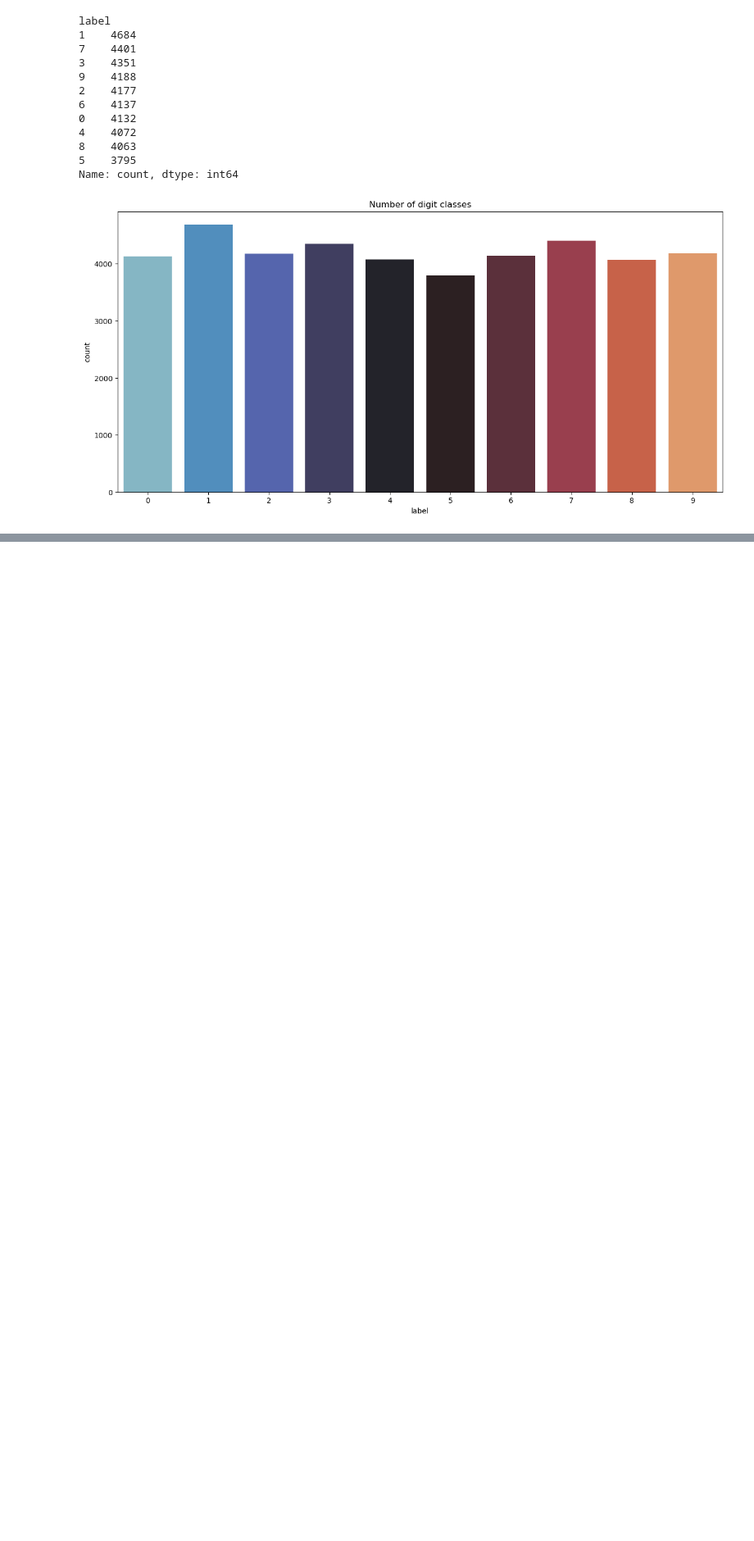
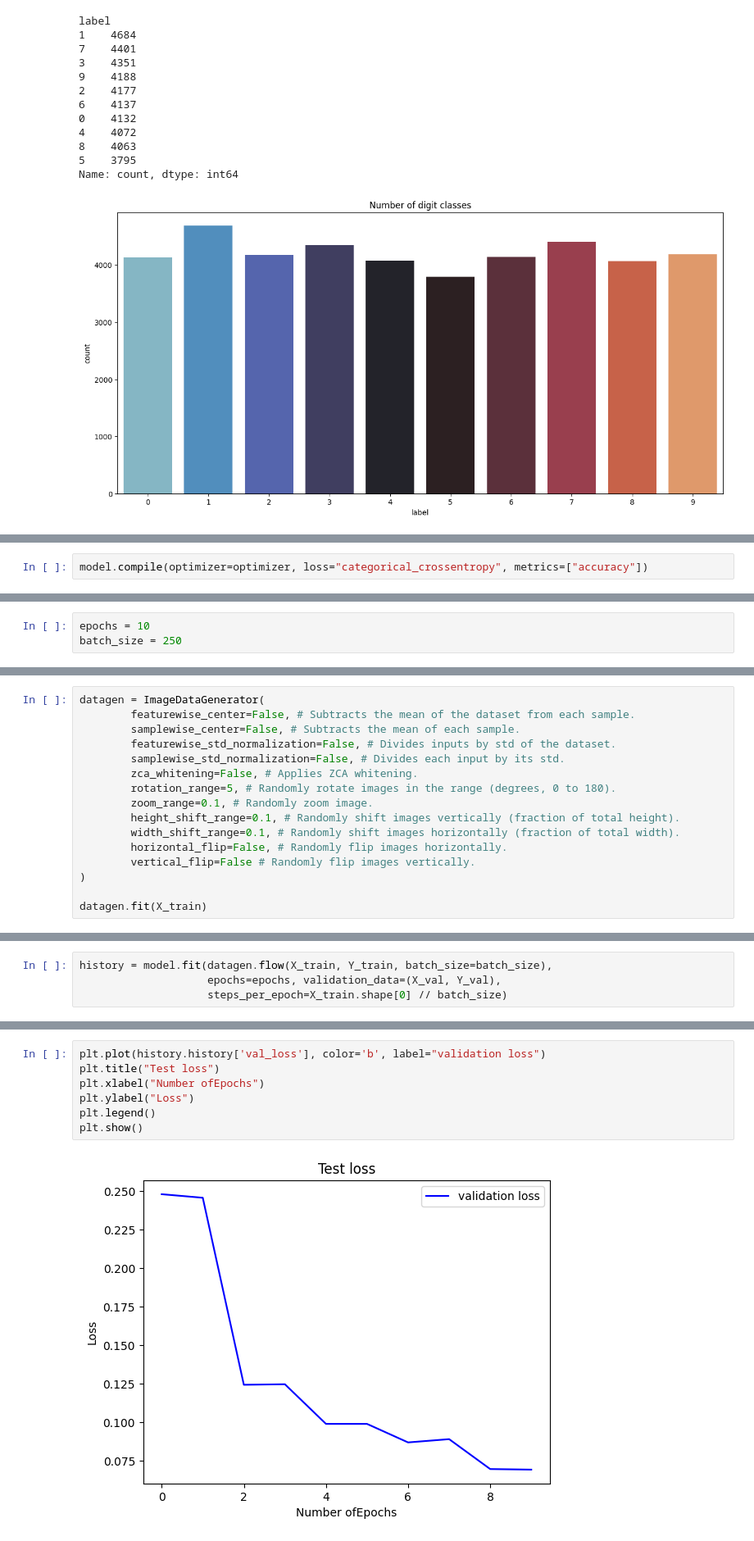
Before and after one commit to y-Zhang123/Machine-Learning, a Jupyter notebook: Neural network/img_recog.ipynb, the cells around one changed output, grey strips where cells are left out. Shown at 82% size. Saved outputs shown, nothing was run; the diff lists cells and outputs as text; blank space fills up the shorter version.

```diff
--- a/Neural network/img_recog.ipynb
+++ b/Neural network/img_recog.ipynb
@@ -82,0 +227,2 @@ plt.show()
+# %%
+model.compile(optimizer=optimizer, loss="categorical_crossentropy", metrics=["accuracy"])
@@ -82,0 +232,3 @@ plt.show()
+# %%
+epochs = 10
+batch_size = 250
@@ -82,0 +241,16 @@ plt.show()
+# %%
+datagen = ImageDataGenerator(
+        featurewise_center=False, # Subtracts the mean of the dataset from each sample.
+        samplewise_center=False, # Subtracts the mean of each sample.
+        featurewise_std_normalization=False, # Divides inputs by std of the dataset.
+        samplewise_std_normalization=False, # Divides each input by its std.
+        zca_whitening=False, # Applies ZCA whitening.
+        rotation_range=5, # Randomly rotate images in the range (degrees, 0 to 180).
+        zoom_range=0.1, # Randomly zoom image.
+        height_shift_range=0.1, # Randomly shift images vertically (fraction of total height).
+        width_shift_range=0.1, # Randomly shift images horizontally (fraction of total width).
+        horizontal_flip=False, # Randomly flip images horizontally.
+        vertical_flip=False # Randomly flip images vertically.
+)
+
+datagen.fit(X_train)
@@ -82,0 +259,4 @@ plt.show()
+# %%
+history = model.fit(datagen.flow(X_train, Y_train, batch_size=batch_size),
+                    epochs=epochs, validation_data=(X_val, Y_val),
+                    steps_per_epoch=X_train.shape[0] // batch_size)
@@ -82,0 +284,9 @@ plt.show()
+# %%
+plt.plot(history.history['val_loss'], color='b', label="validation loss")
+plt.title("Test loss")
+plt.xlabel("Number ofEpochs")
+plt.ylabel("Loss")
+plt.legend()
+plt.show()
+# %% [output]
+[figure, added]
```
Also changed, not shown: parts of 24 cells of this notebook.
